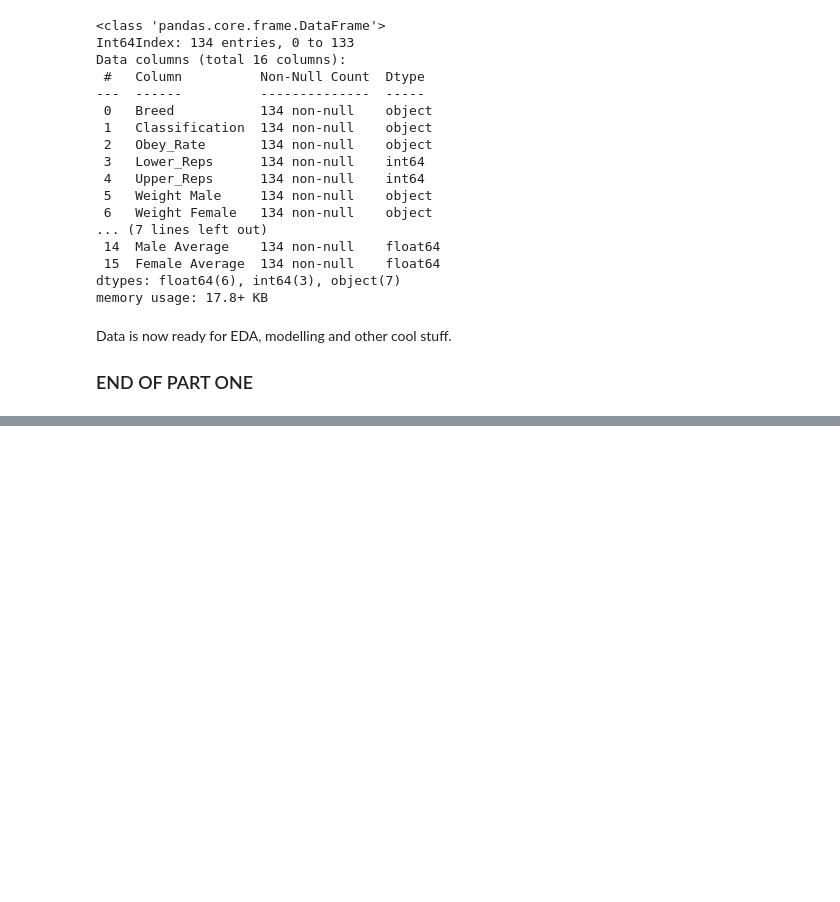
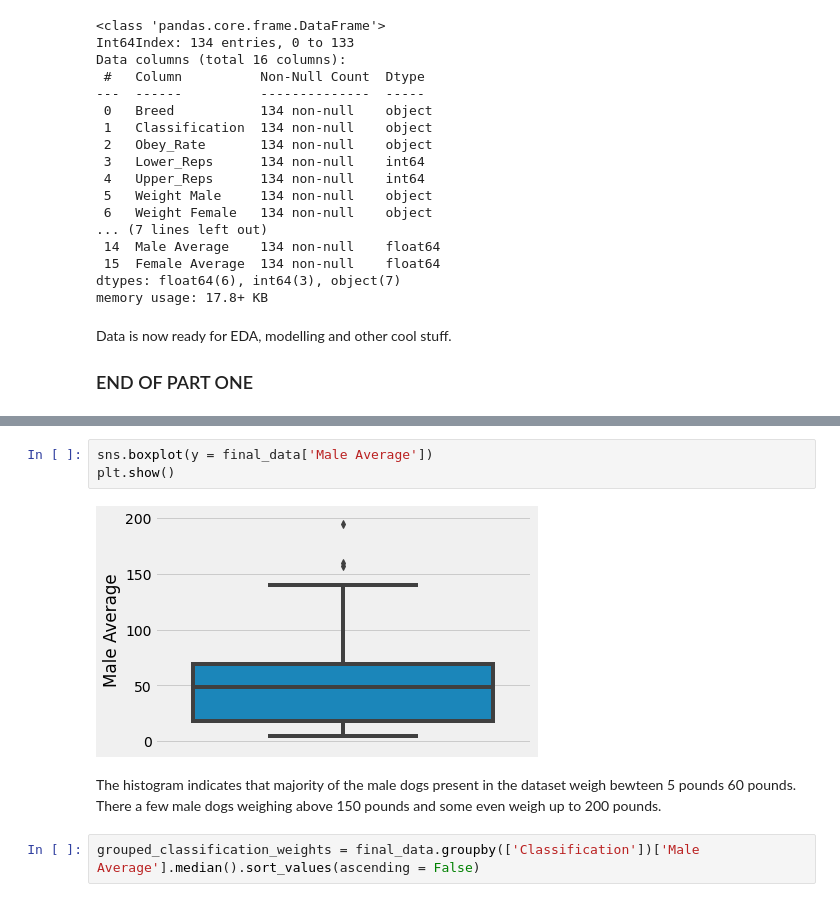
Before and after one commit to joeelorm/PortfolioProjects, a Jupyter notebook: Intelligence, size and popularity of dogs/Intelligence, size and popularity of dog breeds.ipynb, the cells around one changed output, grey strips where cells are left out. Cells and saved outputs as stored; diff of their text form; blank space fills up the shorter version.

```diff
--- a/Intelligence, size and popularity of dogs/Intelligence, size and popularity of dog breeds.ipynb
+++ b/Intelligence, size and popularity of dogs/Intelligence, size and popularity of dog breeds.ipynb
@@ -798,0 +850,9 @@ Data is now ready for EDA, modelling and other cool stuff.
+# %%
+sns.boxplot(y = final_data['Male Average'])
+plt.show()
+# %% [output]
+[figure, added]
+# %% [markdown]
+The histogram indicates that majority of the male dogs present in the dataset weigh bewteen 5 pounds 60 pounds. There a few male dogs weighing above 150 pounds and some even weigh up to 200 pounds.
+# %%
+grouped_classification_weights = final_data.groupby(['Classification'])['Male Average'].median().sort_values(ascending = False)
```
Also changed, not shown: parts of 18 cells of this notebook, 2 other files.
